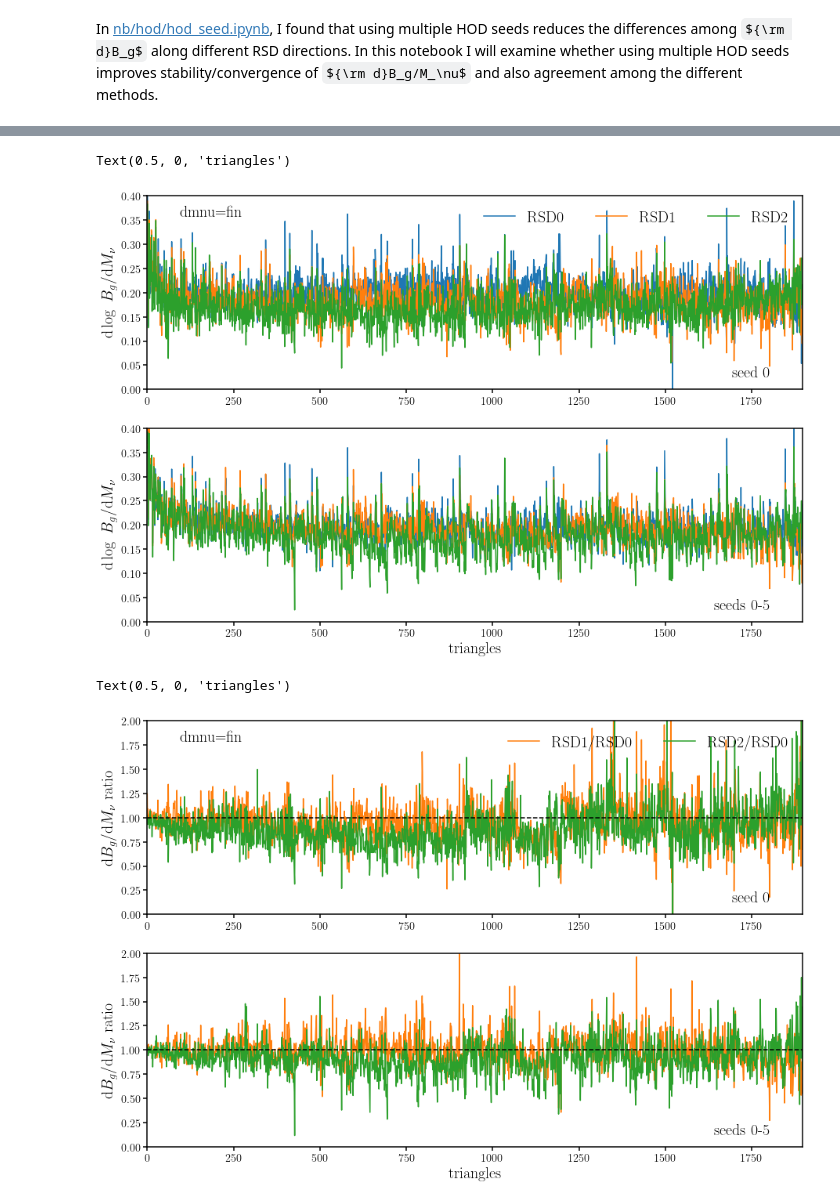
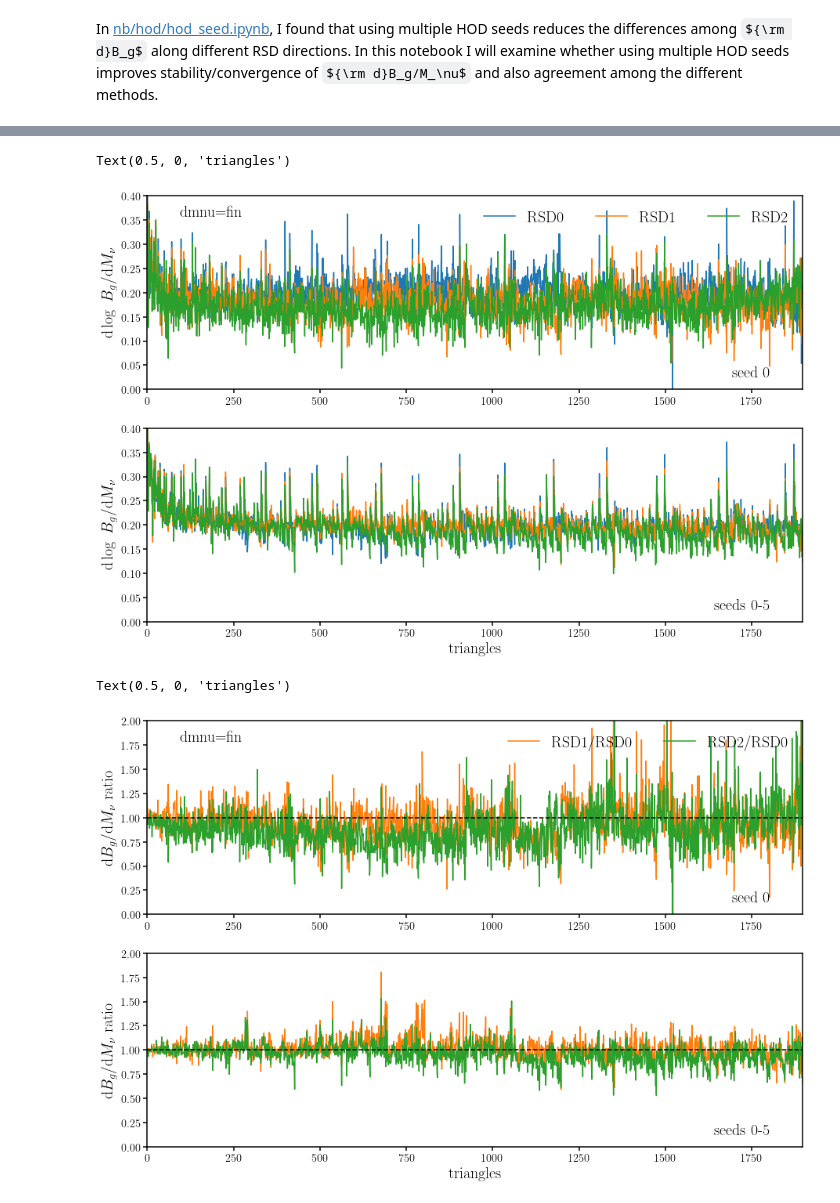
Before and after one commit to changhoonhahn/eMaNu, a Jupyter notebook: nb/hod/hod_seed_Mnu_deriv.ipynb, the cells around one changed output, grey strips where cells are left out. Cells and saved outputs as stored; diff of their text form; code cells hidden in the pictures; some formulas as TeX source.

Commit message:
Mnu derivative comparisons with 500 realizations of HOD seeds 0 to 4

```diff
--- a/nb/hod/hod_seed_Mnu_deriv.ipynb
+++ b/nb/hod/hod_seed_Mnu_deriv.ipynb
@@ -24,7 +24,7 @@ mpl.rcParams['legend.frameon'] = False
 kf = 2.*np.pi/1000. # fundmaentla mode
 kmax = 0.5
 # %%
-def dBkdMnu(log=False, rsd='all', seed=0, flag='reg', z=0, dmnu='fin', silent=True, only100=True):
+def dBkdMnu(log=False, rsd='all', seed=0, flag='reg', z=0, dmnu='fin', silent=True):
     ''' calculate d B(k)/d theta using quijote HOD simulations run on theta+ and theta- with finite differences.
 
     :param theta:
@@ -68,7 +68,6 @@ def dBkdMnu(log=False, rsd='all', seed=0, flag='reg', z=0, dmnu='fin', silent=Tr
 
     if isinstance(seed, int):
         seeds = [seed]
-        only100 = False
     else:
         seeds = seed
 
@@ -109,10 +108,8 @@ def dBkdMnu(log=False, rsd='all', seed=0, flag='reg', z=0, dmnu='fin', silent=Tr
         _bk_seeds = []
         for seed in seeds:
             quij = Obvs.quijhod_Bk(tt, z=z, flag=flag, rsd=rsd, seed=seed, silent=silent)
-            if not only100:
-                _bk_seeds.append(quij['b123'])
-            else:
-                _bk_seeds.append(quij['b123'][:100])
+            _bk_seeds.append(quij['b123'])
+
         _bk_tt = np.concatenate(_bk_seeds, axis=0)
 
         if i_tt == 0: dbk = np.zeros(_bk_tt.shape)
@@ -129,9 +126,11 @@ for rsd in [0, 1, 2]:
     sub = fig.add_subplot(3,1,rsd+1)
 
     _, _, _, _dbk = dBkdMnu(log=True, rsd=rsd, seed=0, flag='reg', dmnu='fin')
+    print(_dbk.shape)
     sub.plot(np.average(_dbk, axis=0)[bklim], c='C0', label='seed 0')
 
-    _, _, _, _dbk = dBkdMnu(log=True, rsd=rsd, seed=range(5), flag='reg', dmnu='fin', only100=False)
+    _, _, _, _dbk = dBkdMnu(log=True, rsd=rsd, seed=range(5), flag='reg', dmnu='fin')
+    print(_dbk.shape)
     sub.plot(np.average(_dbk, axis=0)[bklim], c='C1', label='seeds 0-5')
     sub.text(0.95, 0.05, 'RSD%i' % rsd, ha='right', va='bottom', transform=sub.transAxes, fontsize=20)
 
@@ -164,7 +169,7 @@ sub.set_ylim(0., 0.4)
 
 sub = fig.add_subplot(212)
 for rsd in [0, 1, 2]:
-    _, _, _, _dbk = dBkdMnu(log=True, rsd=rsd, seed=range(5), flag='reg', dmnu='fin', only100=False)
+    _, _, _, _dbk = dBkdMnu(log=True, rsd=rsd, seed=range(5), flag='reg', dmnu='fin')
     sub.plot(np.average(_dbk, axis=0)[bklim], c='C%i' % rsd, label='RSD%i' % rsd)
 sub.text(0.95, 0.05, 'seeds 0-5', ha='right', va='bottom', transform=sub.transAxes, fontsize=20)
 sub.set_ylabel(r'${\rm d} \log~B_g/ {\rm d} M_\nu$', fontsize=20)
@@ -173,40 +178,40 @@ sub.set_ylim(0., 0.4)
 sub.set_xlabel('triangles', fontsize=20)
 # %% [output]
 Text(0.5, 0, 'triangles')
-[figure, old version]
+[figure, new version]
 # %%
 fig = plt.figure(figsize=(15,10))
 
 sub = fig.add_subplot(211)
 _, _, _, _dbk0 = dBkdMnu(rsd=0, seed=0, flag='reg', dmnu='fin')
 for rsd in [1, 2]:
     _, _, _, _dbk = dBkdMnu(rsd=rsd, seed=0, flag='reg', dmnu='fin')
     sub.plot(np.average(_dbk, axis=0)[bklim]/np.average(_dbk0, axis=0)[bklim], c='C%i' % rsd, label='RSD%i/RSD0' % rsd)
 sub.plot([0., np.sum(bklim)], [1., 1.], c='k', ls='--')
 sub.text(0.05, 0.95, 'dmnu=fin', ha='left', va='top', transform=sub.transAxes, fontsize=20)
 sub.text(0.95, 0.05, 'seed 0', ha='right', va='bottom', transform=sub.transAxes, fontsize=20)
 
 sub.legend(loc='upper right', ncol=3, fontsize=20)
 sub.set_ylabel(r'${\rm d} B_g/ {\rm d} M_\nu$ ratio', fontsize=20)
 sub.set_xlim(0, np.sum(bklim))
 sub.set_ylim(0., 2.)
 
 
 sub = fig.add_subplot(212)
-_, _, _, _dbk0 = dBkdMnu(log=True, rsd=0, seed=range(5), flag='reg', dmnu='fin', only100=False)
+_, _, _, _dbk0 = dBkdMnu(log=True, rsd=0, seed=range(5), flag='reg', dmnu='fin')
 
 for rsd in [1, 2]:
-    _, _, _, _dbk = dBkdMnu(log=True, rsd=rsd, seed=range(5), flag='reg', dmnu='fin', only100=False)
+    _, _, _, _dbk = dBkdMnu(log=True, rsd=rsd, seed=range(5), flag='reg', dmnu='fin')
     sub.plot(np.average(_dbk, axis=0)[bklim]/np.average(_dbk0, axis=0)[bklim], c='C%i' % rsd, label='RSD%i/RSD0' % rsd)
 sub.plot([0., np.sum(bklim)], [1., 1.], c='k', ls='--')
 sub.text(0.95, 0.05, 'seeds 0-5', ha='right', va='bottom', transform=sub.transAxes, fontsize=20)
 sub.set_ylabel(r'${\rm d} B_g/ {\rm d} M_\nu$ ratio', fontsize=20)
 sub.set_xlim(0, np.sum(bklim))
 sub.set_ylim(0., 2.)
 sub.set_xlabel('triangles', fontsize=20)
 # %% [output]
 Text(0.5, 0, 'triangles')
-[figure, old version]
+[figure, new version]
 # %%
 fig = plt.figure(figsize=(15,5))
 sub = fig.add_subplot(111)
```
Also changed, not shown: parts of 3 cells of this notebook.
